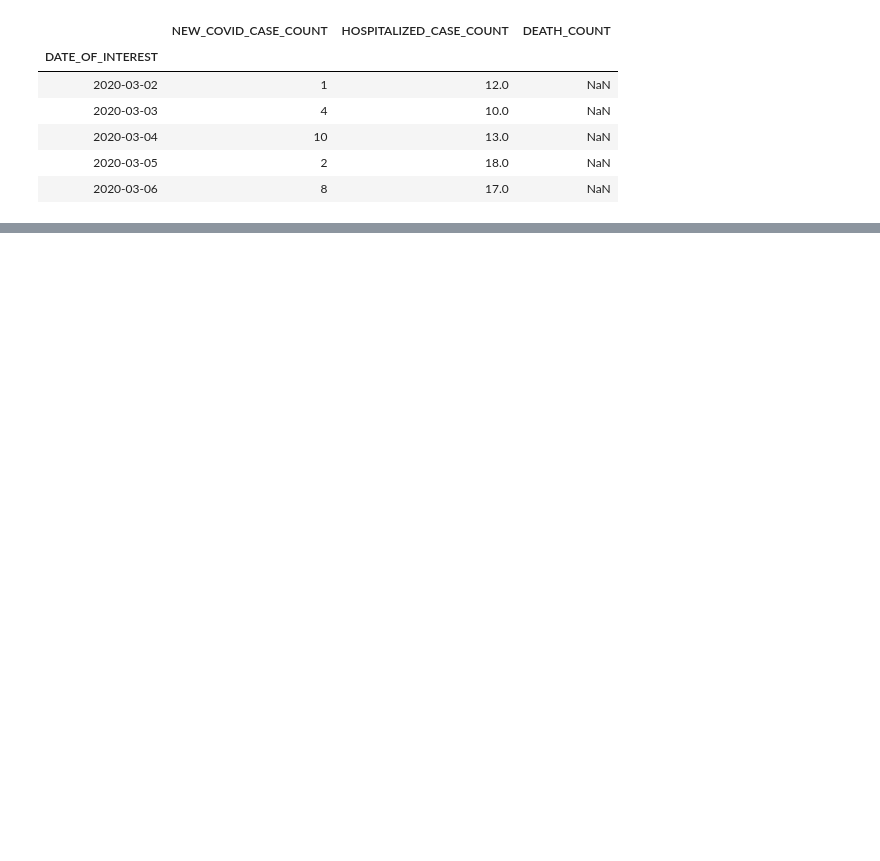
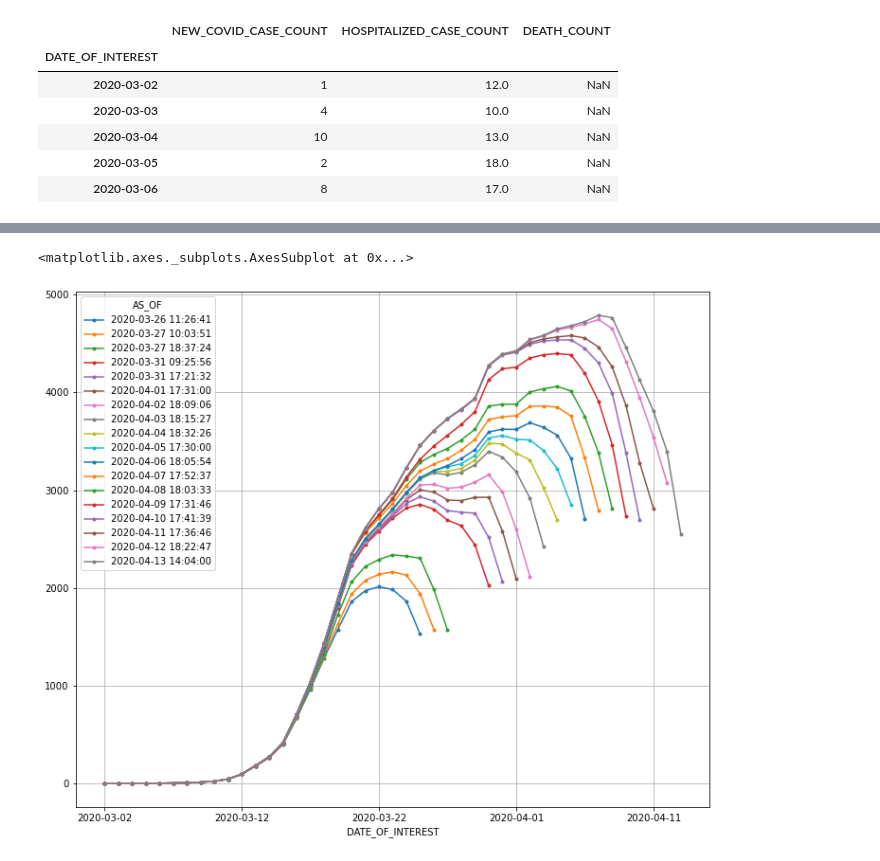
Before and after one commit to nychealth/coronavirus-data, a Jupyter notebook: Notebooks/Analysis.ipynb, the cells around one changed output, grey strips where cells are left out. Saved outputs shown, nothing was run; the diff lists cells and outputs as text; code cells hidden in the pictures; blank space fills up the shorter version.

```diff
--- a/Notebooks/Analysis.ipynb
+++ b/Notebooks/Analysis.ipynb
@@ -65,0 +81,17 @@ plt.show()
+# %%
+dp = hdat.pivot_table(index="DATE_OF_INTEREST",
+                      columns="AS_OF",
+                      values="Cases/day, 7 day avg",
+                      fill_value=np.nan)
+# %%
+fig, ax = plt.subplots(figsize=(12,10))
+dp.plot(style=".-", ax=ax)
+#date_form = DateFormatter("%m-%d")
+#ax.xaxis.set_major_formatter(date_form)
+
+# Ensure a major tick for each week using (interval=1)
+#ax.xaxis.set_major_locator(mdates.WeekdayLocator(interval=1))
+#plt.show()
+# %% [output]
+<matplotlib.axes._subplots.AxesSubplot at 0x...>
+[figure, added]
```
Also changed, not shown: parts of 10 cells of this notebook, 3 other files.
